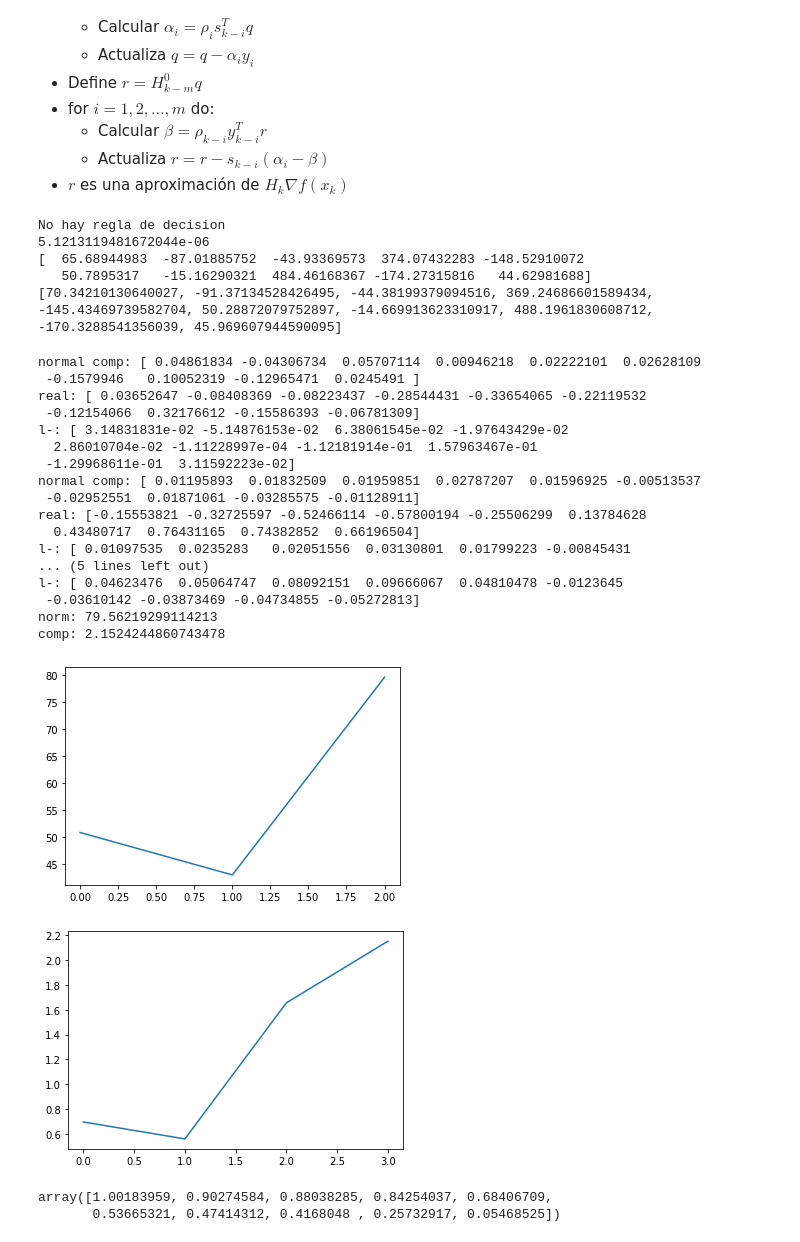
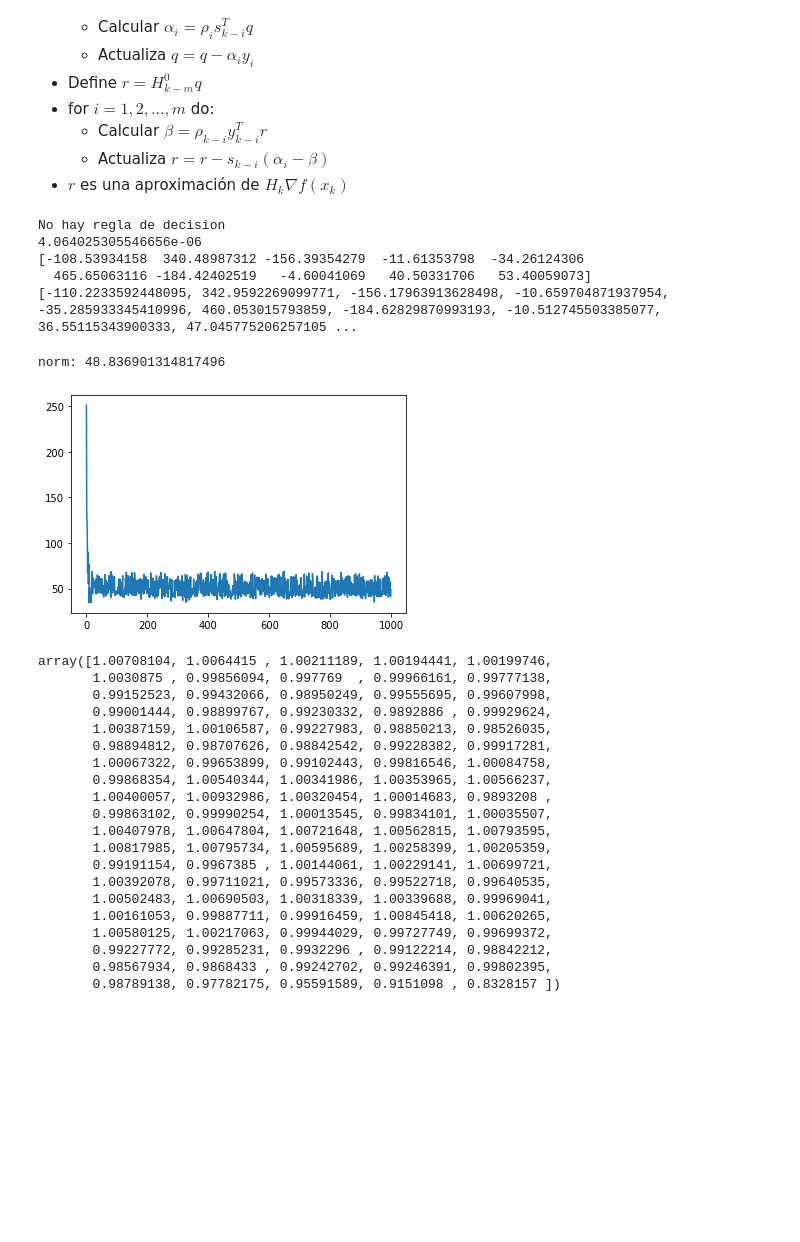
Before and after one commit to JairEsc/Mat_Apl, a Jupyter notebook: Opt_Proyecto_derivative_free.ipynb, the cells around one changed output. Cells and saved outputs as stored; diff of their text form; code cells hidden in the pictures; blank space fills up the shorter version.

```diff
--- a/Opt_Proyecto_derivative_free.ipynb
+++ b/Opt_Proyecto_derivative_free.ipynb
@@ -138,7 +139,7 @@ def aprox_f_biprima(e_f,f,x_k,p):#Usando una direccion (aleatoria dada) se aprox
     print("No hay regla de decision")
     return mu_b#Por falta de relga de descicion. En el algoritmo no se especifica una opcion.
 # %%
-def rutina_h(f,p,m,x_0):#Calcula h a partir de una direccion dada, con m+1 puntos equiespaciados.
+def rutina_h(f,p,x_0,m=6):#Calcula h a partir de una direccion dada, con m+1 puntos equiespaciados.
     f_0=f(x_0)
     n=len(x_0)
     delta=10**(-3)#Suggested by ECnoise algorithm.
@@ -193,10 +194,10 @@ print(Rosembrok_grad_real(x_k))
 #------------------------------------------------------
 # %% [output]
 No hay regla de decision
-5.1213119481672044e-06
-[  65.68944983  -87.01885752  -43.93369573  374.07432283 -148.52910072
-   50.7895317   -15.16290321  484.46168367 -174.27315816   44.62981688]
-[70.34210130640027, -91.37134528426495, -44.38199379094516, 369.24686601589434, -145.43469739582704, 50.28872079752897, -14.669913623310917, 488.1961830608712, -170.3288541356039, 45.969607944590095]
+4.064025305546656e-06
+[-108.53934158  340.48987312 -156.39354279  -11.61353798  -34.26124306
+  465.65063116 -184.42402519   -4.60041069   40.50331706   53.40059073]
+[-110.2233592448095, 342.9592269099771, -156.17963913628498, -10.659704871937954, -35.285933345410996, 460.053015793859, -184.62829870993193, -10.512745503385077, 36.55115343900333, 47.045775206257105 ...
 # %%
 def relaxed_Armijo(x_k,f,fprime,d,e_f,c_1=0.001,c_2=0.9,max_iter=10**2):##Intenté usar scipy.line_search(), pero Strong Wolfe son dificiles de satisfacerse
     #Metodo visto en clase.
@@ -207,7 +208,7 @@ def relaxed_Armijo(x_k,f,fprime,d,e_f,c_1=0.001,c_2=0.9,max_iter=10**2):##Intent
     f_k=f(x_k)
     beta=np.inf
     alpha_i=alpha_0
-    alpha_wolfe=0
+    alpha_armijo=0
     for i in range(max_iter):
         if(f(x_k+alpha_i*d)>f_k+c_1*alpha_i*np.dot(grad_f_k,d)+2*e_f):#Aqui esta la condicion relajada, dado e_f estimacion del error estandar.
             beta=alpha_i
@@ -224,28 +225,29 @@ def relaxed_Armijo(x_k,f,fprime,d,e_f,c_1=0.001,c_2=0.9,max_iter=10**2):##Intent
                 return alpha_i
     return alpha_armijo
 # %%
-def recovery(x_k,f,grad_k,h,l1,l2,d_k,):#Genera un nuevo h
-    e_f,h_b=rutina_h(f=f,p=d_k,m=6,x_0=x_k)
+def recovery(x_k,f,grad_k,e_f,h,l1,l2,d_k,m=6):#Genera un nuevo h
+    e_f_b,h_b=rutina_h(f=f,p=d_k,m=m,x_0=x_k)
     n=len(d_k)
     f_k=f(x_k)
     if(h_b<l1*h or h_b>l2*h):
-        return h_b
+        return e_f_b,h_b
     else:
         d_k=d_k/np.linalg.norm(d_k)
         x_h=x_k+h*(d_k)
         f_h=f(x_h)
         if(f_h<=f(x_k)+0.001*h*np.dot(grad_k,d_k)+2*e_f):
-            return h
+            return e_f,h
         else:
             f_stencil=[f(x_k+h*np.eye(1,n,i)) for i in range(n)]
             f_s=np.min(f_stencil)
             if(f_h<=f_s and f_h<=f_k):
-                return h
+                return e_f,h
             else:
                 if(f_k>f_s and f_h>f_s):
-                    return h
+                    return e_f,h
                 else:
-                    e_f,h=rutina_h(rutina_h(f=f,p=d_k,m=6,x_0=x_k))
+                    e_f_n,h_n=rutina_h(f=f,p=np.random.uniform(-1,1,size=n),m=m,x_0=x_k)
+                    return e_f_n,h_n
 # %%
 def ros_chiquito(f,x_0,tol_g=10**(-4),max_iter=10**2):
     #----------------------
@@ -301,29 +310,31 @@ def ros_chiquito(f,x_0,tol_g=10**(-4),max_iter=10**2):
     return x_1
 # %%
-x_0=np.random.uniform(0,1,size=n)
-ros_chiquito(f=Rosembrok,x_0=x_0,tol_g=10**(-4),max_iter=3)
+n=100
+x_0=np.random.uniform(.7,1.3,size=n)
+ros_chiquito(f=Rosembrok,x_0=x_0,tol_g=10**(-4),max_iter=1000)
 # %% [output]
-normal comp: [ 0.04861834 -0.04306734  0.05707114  0.00946218  0.02222101  0.02628109
- -0.1579946   0.10052319 -0.12965471  0.0245491 ]
-real: [ 0.03652647 -0.08408369 -0.08223437 -0.28544431 -0.33654065 -0.22119532
- -0.12154066  0.32176612 -0.15586393 -0.06781309]
-l-: [ 3.14831831e-02 -5.14876153e-02  6.38061545e-02 -1.97643429e-02
-  2.86010704e-02 -1.11228997e-04 -1.12181914e-01  1.57963467e-01
- -1.29968611e-01  3.11592223e-02]
-normal comp: [ 0.01195893  0.01832509  0.01959851  0.02787207  0.01596925 -0.00513537
- -0.02952551  0.01871061 -0.03285575 -0.01128911]
-real: [-0.15553821 -0.32725597 -0.52466114 -0.57800194 -0.25506299  0.13784628
-  0.43480717  0.76431165  0.74382852  0.66196504]
-l-: [ 0.01097535  0.0235283   0.02051556  0.03130801  0.01799223 -0.00845431
-... (5 lines left out)
-l-: [ 0.04623476  0.05064747  0.08092151  0.09666067  0.04810478 -0.0123645
- -0.03610142 -0.03873469 -0.04734855 -0.05272813]
-norm: 79.56219299114213
-comp: 2.1524244860743478
+norm: 48.836901314817496
-[figure, old version]
+[figure, new version]
-[figure, removed]
-array([1.00183959, 0.90274584, 0.88038285, 0.84254037, 0.68406709,
-       0.53665321, 0.47414312, 0.4168048 , 0.25732917, 0.05468525])
+array([1.00708104, 1.0064415 , 1.00211189, 1.00194441, 1.00199746,
+       1.0030875 , 0.99856094, 0.997769  , 0.99966161, 0.99777138,
+       0.99152523, 0.99432066, 0.98950249, 0.99555695, 0.99607998,
+       0.99001444, 0.98899767, 0.99230332, 0.9892886 , 0.99929624,
+       1.00387159, 1.00106587, 0.99227983, 0.98850213, 0.98526035,
+       0.98894812, 0.98707626, 0.98842542, 0.99228382, 0.99917281,
+       1.00067322, 0.99653899, 0.99102443, 0.99816546, 1.00084758,
+       0.99868354, 1.00540344, 1.00341986, 1.00353965, 1.00566237,
+       1.00400057, 1.00932986, 1.00320454, 1.00014683, 0.9893208 ,
+       0.99863102, 0.99990254, 1.00013545, 0.99834101, 1.00035507,
+       1.00407978, 1.00647804, 1.00721648, 1.00562815, 1.00793595,
+       1.00817985, 1.00795734, 1.00595689, 1.00258399, 1.00205359,
+       0.99191154, 0.9967385 , 1.00144061, 1.00229141, 1.00699721,
+       1.00392078, 0.99711021, 0.99573336, 0.99522718, 0.99640535,
+       1.00502483, 1.00690503, 1.00318339, 1.00339688, 0.99969041,
+       1.00161053, 0.99887711, 0.99916459, 1.00845418, 1.00620265,
+       1.00580125, 1.00217063, 0.99944029, 0.99727749, 0.99699372,
+       0.99227772, 0.99285231, 0.9932296 , 0.99122214, 0.98842212,
+       0.98567934, 0.9868433 , 0.99242702, 0.99246391, 0.99802395,
+       0.98789138, 0.97782175, 0.95591589, 0.9151098 , 0.8328157 ])
 # %%
 import matplotlib.pyplot as plt
 
```
Also changed, not shown: parts of 2 cells of this notebook.
